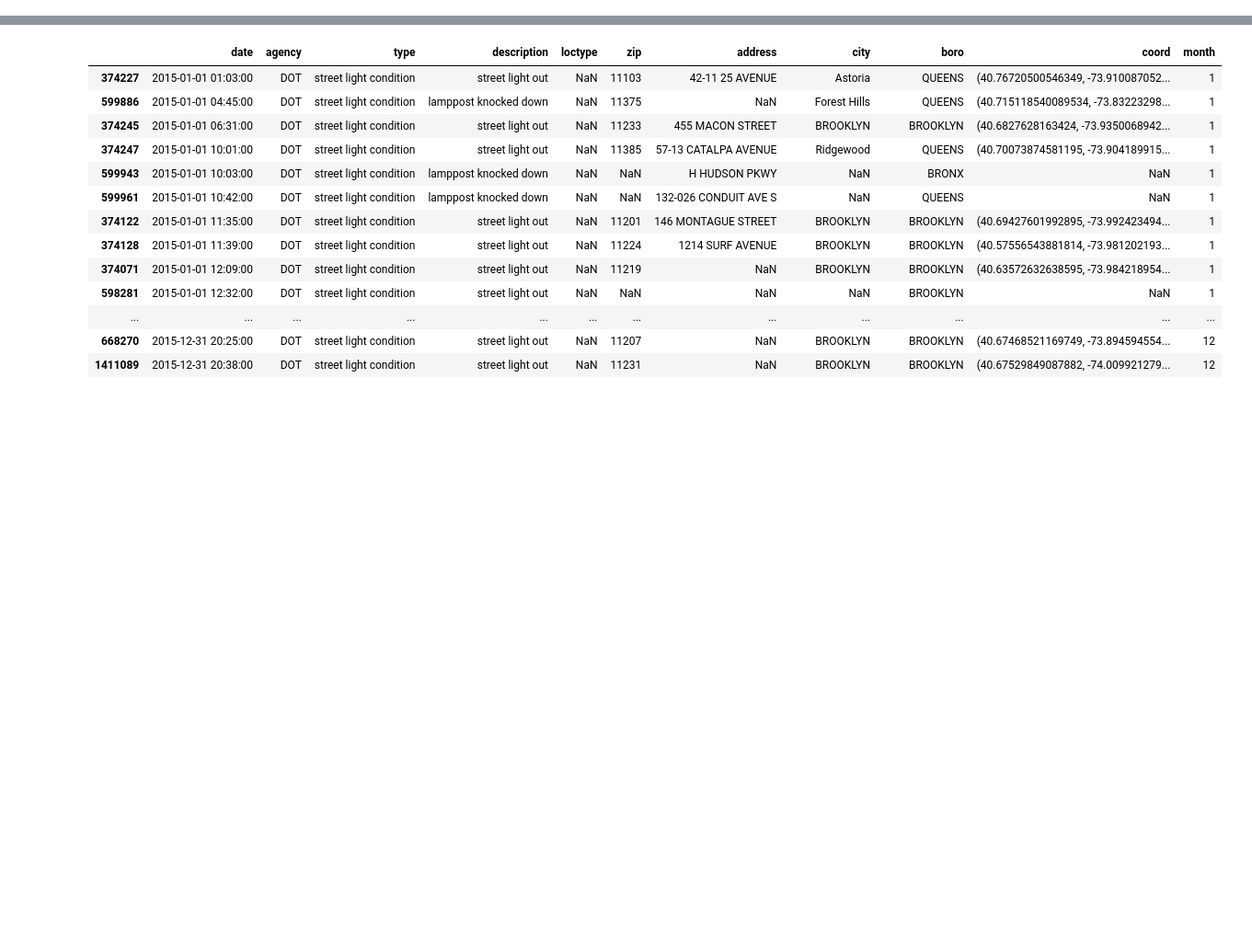
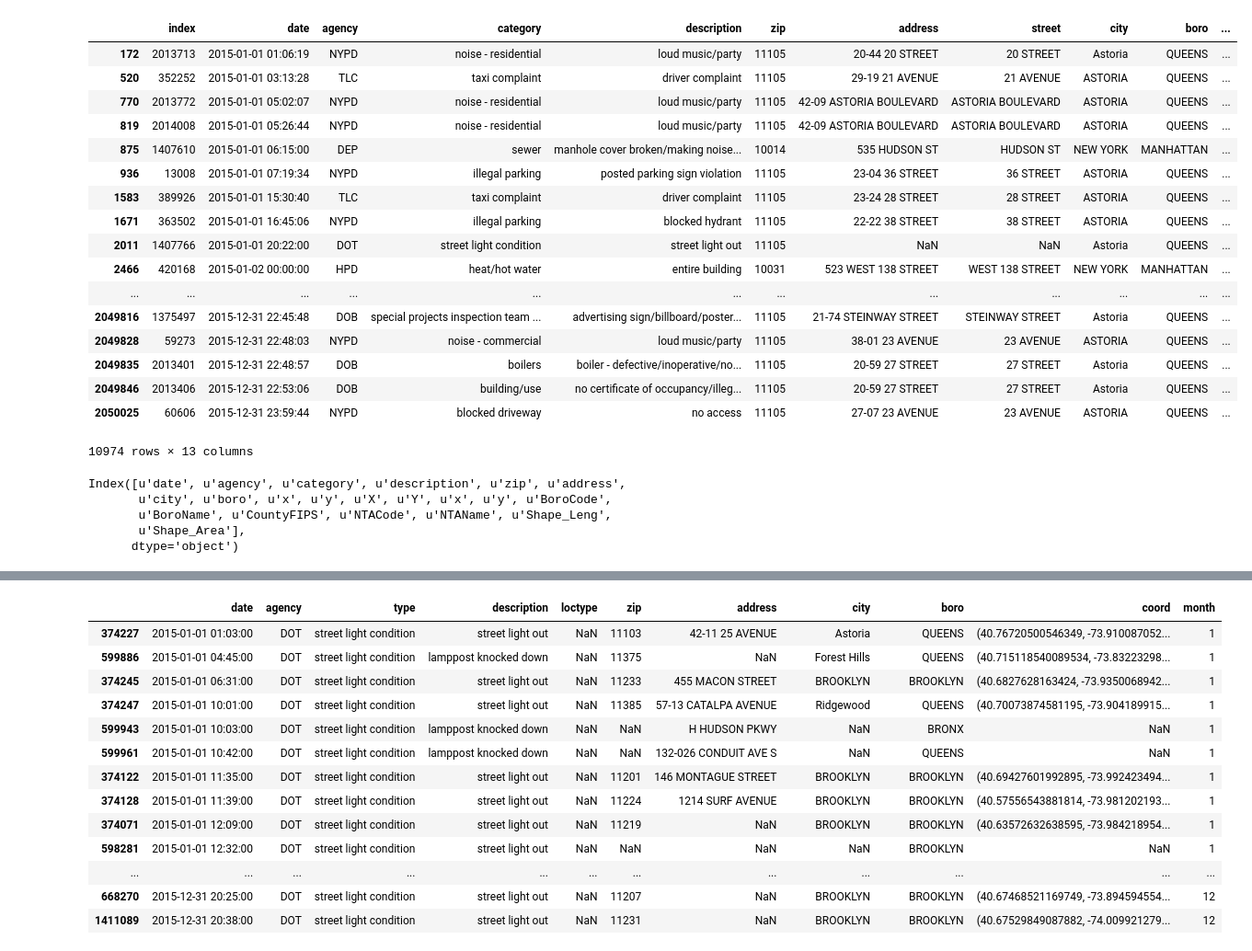
Before and after one commit to annemanguyen/metis_projects, a Jupyter notebook: 311/311.ipynb, the cells around one changed output, grey strips where cells are left out. Shown: that part at 92% size. Drawn from its saved outputs; the diff is of its cells as text; code cells hidden in the pictures; blank space fills up the shorter version.

```diff
--- a/311/311.ipynb
+++ b/311/311.ipynb
@@ -20,0 +89,2 @@ c['description'] = c['description'].str.lower()
+# %%
+full = pd.read_pickle('full.pkl')
@@ -20,0 +102,6 @@ c['description'] = c['description'].str.lower()
+# %%
+f = full.sort_values(by = 'date').reset_index()
+# %%
+nta = pd.read_csv('/home/amn34/metis/stuff/311/pts/ptswithnta.csv', usecols=['NTACode'])
+# %%
+recode = pd.concat([f, nta], axis=1)
@@ -20,0 +117,21 @@ c['description'] = c['description'].str.lower()
+# %%
+recode[recode.NTACode=='QN72']
+# %% [output]
+|  | index | date | agency | category | description | zip | address | street | city | boro | ... |
+| 172 | 2013713 | 2015-01-01 01:06:19 | NYPD | noise - residential | loud music/party | 11105 | 20-44 20 STREET | 20 STREET | Astoria | QUEENS | ... |
+| 520 | 352252 | 2015-01-01 03:13:28 | TLC | taxi complaint | driver complaint | 11105 | 29-19 21 AVENUE | 21 AVENUE | ASTORIA | QUEENS | ... |
+| 770 | 2013772 | 2015-01-01 05:02:07 | NYPD | noise - residential | loud music/party | 11105 | 42-09 ASTORIA BOULEVARD | ASTORIA BOULEVARD | ASTORIA | QUEENS | ... |
+| 819 | 2014008 | 2015-01-01 05:26:44 | NYPD | noise - residential | loud music/party | 11105 | 42-09 ASTORIA BOULEVARD | ASTORIA BOULEVARD | ASTORIA | QUEENS | ... |
+| 875 | 1407610 | 2015-01-01 06:15:00 | DEP | sewer | manhole cover broken/making noise... | 10014 | 535 HUDSON ST | HUDSON ST | NEW YORK | MANHATTAN | ... |
+| 936 | 13008 | 2015-01-01 07:19:34 | NYPD | illegal parking | posted parking sign violation | 11105 | 23-04 36 STREET | 36 STREET | ASTORIA | QUEENS | ... |
+| 1583 | 389926 | 2015-01-01 15:30:40 | TLC | taxi complaint | driver complaint | 11105 | 23-24 28 STREET | 28 STREET | ASTORIA | QUEENS | ... |
+| 1671 | 363502 | 2015-01-01 16:45:06 | NYPD | illegal parking | blocked hydrant | 11105 | 22-22 38 STREET | 38 STREET | ASTORIA | QUEENS | ... |
+| 2011 | 1407766 | 2015-01-01 20:22:00 | DOT | street light condition | street light out | 11105 | NaN | NaN | Astoria | QUEENS | ... |
+| 2466 | 420168 | 2015-01-02 00:00:00 | HPD | heat/hot water | entire building | 10031 | 523 WEST 138 STREET | WEST 138 STREET | NEW YORK | MANHATTAN | ... |
+| ... | ... | ... | ... | ... | ... | ... | ... | ... | ... | ... | ... |
+| 2049816 | 1375497 | 2015-12-31 22:45:48 | DOB | special projects inspection team ... | advertising sign/billboard/poster... | 11105 | 21-74 STEINWAY STREET | STEINWAY STREET | Astoria | QUEENS | ... |
+| 2049828 | 59273 | 2015-12-31 22:48:03 | NYPD | noise - commercial | loud music/party | 11105 | 38-01 23 AVENUE | 23 AVENUE | ASTORIA | QUEENS | ... |
+| 2049835 | 2013401 | 2015-12-31 22:48:57 | DOB | boilers | boiler - defective/inoperative/no... | 11105 | 20-59 27 STREET | 27 STREET | Astoria | QUEENS | ... |
+| 2049846 | 2013406 | 2015-12-31 22:53:06 | DOB | building/use | no certificate of occupancy/illeg... | 11105 | 20-59 27 STREET | 27 STREET | Astoria | QUEENS | ... |
+| 2050025 | 60606 | 2015-12-31 23:59:44 | NYPD | blocked driveway | no access | 11105 | 27-07 23 AVENUE | 23 AVENUE | ASTORIA | QUEENS | ... |
+10974 rows × 13 columns
@@ -20,0 +140,8 @@ c['description'] = c['description'].str.lower()
+# %%
+new.columns
+# %% [output]
+Index([u'date', u'agency', u'category', u'description', u'zip', u'address',
+       u'city', u'boro', u'x', u'y', u'X', u'Y', u'x', u'y', u'BoroCode',
+       u'BoroName', u'CountyFIPS', u'NTACode', u'NTAName', u'Shape_Leng',
+       u'Shape_Area'],
+      dtype='object')
```
Also changed, not shown: parts of 63 cells of this notebook, 11 other files.
